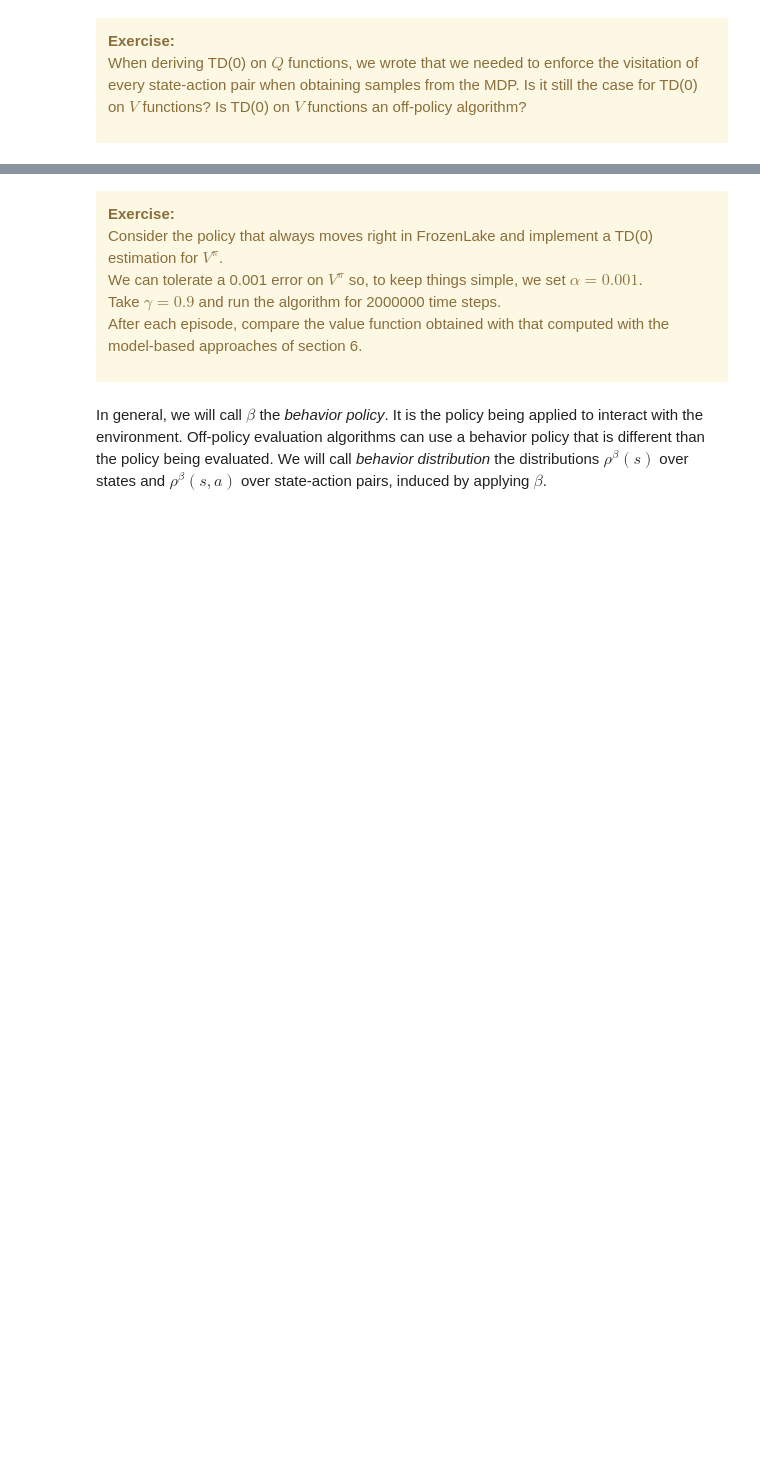
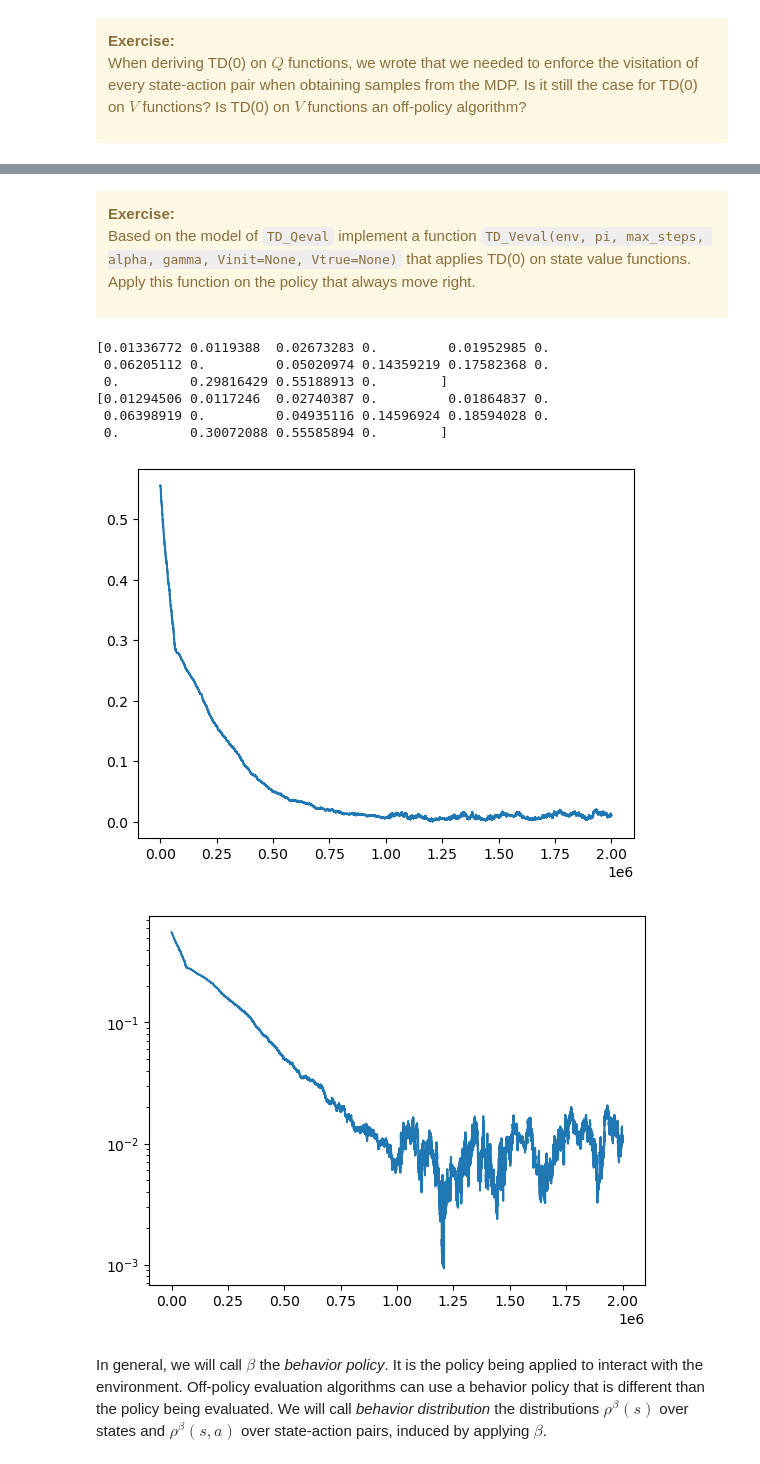
Before and after one commit to erachelson/RLclass_MVA, a Jupyter notebook: notebooks/RL3 - Learning value functions.ipynb, the cells around one changed output, grey strips where cells are left out. Cells and saved outputs as stored; diff of their text form; code cells hidden in the pictures; blank space fills up the shorter version.

```diff
--- a/notebooks/RL3 - Learning value functions.ipynb
+++ b/notebooks/RL3 - Learning value functions.ipynb
@@ -734,8 +715,6 @@ One could remark that since the policy applied is $\pi$, we cannot guarantee tha
 <div class="alert alert-warning">
 
 **Exercise:**
-Consider the policy that always moves right in FrozenLake and implement a TD(0) estimation for $V^\pi$.
-We can tolerate a 0.001 error on $V^\pi$ so, to keep things simple, we set $\alpha=0.001$.
-Take $\gamma = 0.9$ and run the algorithm for 2000000 time steps.
-After each episode, compare the value function obtained with that computed with the model-based approaches of section 6.
+Based on the model of `TD_Qeval` implement a function `TD_Veval(env, pi, max_steps, alpha, gamma, Vinit=None, Vtrue=None)` that applies TD(0) on state value functions.
+Apply this function on the policy that always move right.
 </div>
@@ -746,3 +726,39 @@ After each episode, compare the value function obtained with that computed with
+# %%
+import gymnasium as gym
+import gym.envs.toy_text.frozen_lake as fl
+import numpy as np
+from solutions.fl_policy_eval_iter_mat2 import policy_eval_iter_mat2
+%matplotlib inline
+import matplotlib.pyplot as plt
+
+env = gym.make('FrozenLake-v1', render_mode="ansi")
+pi0 = fl.RIGHT*np.ones((env.observation_space.n),dtype=int)
+
+# Model-based value function computation
+V_pi0, residuals = policy_eval_iter_mat2(env,pi0,1e-4,10000)
+
+# Run TD(0)
+gamma = 0.9
+alpha = 0.001
+max_steps = int(2e6)
+Vinit = np.zeros((env.observation_space.n))
+Vtd, error = TD_Veval(env=env, pi=pi0, max_steps=int(2e6), alpha=alpha, gamma=gamma, Vinit=Vinit, Vtrue=V_pi0)
+
+# Display
+print(Vtd)
+print(V_pi0)
+plt.plot(error)
+plt.figure()
+plt.semilogy(error);
+# %% [output]
+[0.01336772 0.0119388  0.02673283 0.         0.01952985 0.
+ 0.06205112 0.         0.05020974 0.14359219 0.17582368 0.
+ 0.         0.29816429 0.55188913 0.        ]
+[0.01294506 0.0117246  0.02740387 0.         0.01864837 0.
+ 0.06398919 0.         0.04935116 0.14596924 0.18594028 0.
+ 0.         0.30072088 0.55585894 0.        ]
+[figure, added]
+[figure, added]
 # %% [markdown]
 In general, we will call $\beta$ the *behavior policy*. It is the policy being applied to interact with the environment. Off-policy evaluation algorithms can use a behavior policy that is different than the policy being evaluated. We will call *behavior distribution* the distributions $\rho^\beta(s)$ over states and $\rho^\beta(s,a)$ over state-action pairs, induced by applying $\beta$.
 # %% [markdown]
```
Also changed, not shown: parts of 25 cells of this notebook, 22 other files.
